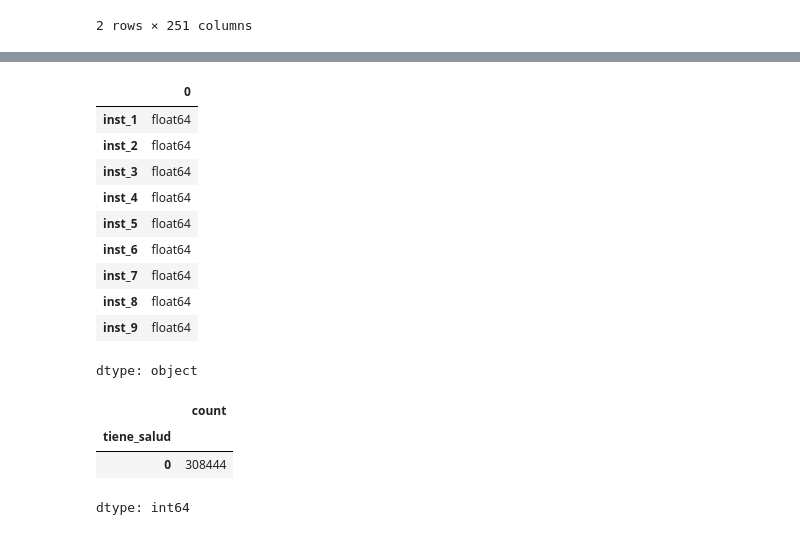
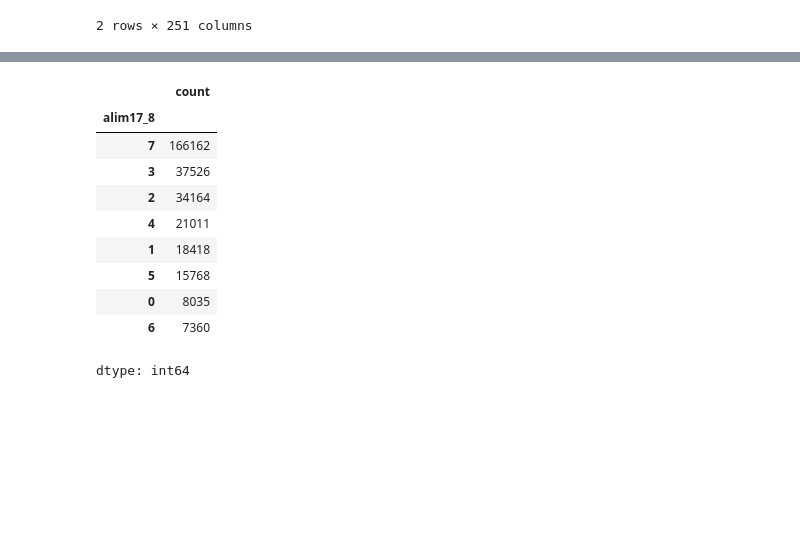
Before and after one commit to LizamaD/Cap3_MedicionPobreza, a Jupyter notebook: notebooks/app.ipynb, the cells around one changed output, grey strips where cells are left out. Cells and saved outputs as stored; diff of their text form; code cells hidden in the pictures; blank space fills up the shorter version.

```diff
--- a/notebooks/app.ipynb
+++ b/notebooks/app.ipynb
@@ -128,24 +128,17 @@ df_final_limpio.iloc[:,10:20].head(2)
-# %%
-poblacion_raw[[x for x in poblacion_raw.columns if 'inst' in x]].dtypes
-# %% [output]
-|  | 0 |
-| inst_1 | float64 |
-| inst_2 | float64 |
-| inst_3 | float64 |
-| inst_4 | float64 |
-| inst_5 | float64 |
-| inst_6 | float64 |
-| inst_7 | float64 |
-| inst_8 | float64 |
-| inst_9 | float64 |
-dtype: object
-# %%
-df_final_limpio.tiene_salud.value_counts()
-# %% [output]
-|  | count |
-| tiene_salud |  |
-| 0 | 308444 |
-dtype: int64
+# %%
+df_final_limpio.alim17_8.value_counts()
+# %% [output]
+|  | count |
+| alim17_8 |  |
+| 7 | 166162 |
+| 3 | 37526 |
+| 2 | 34164 |
+| 4 | 21011 |
+| 1 | 18418 |
+| 5 | 15768 |
+| 0 | 8035 |
+| 6 | 7360 |
+dtype: int64
 # %%
 columnas_texto = df_final_limpio.select_dtypes(include=['object', 'string', 'category']).columns
 print(columnas_texto)
```
Also changed, not shown: parts of 5 cells of this notebook, 1 other file.
